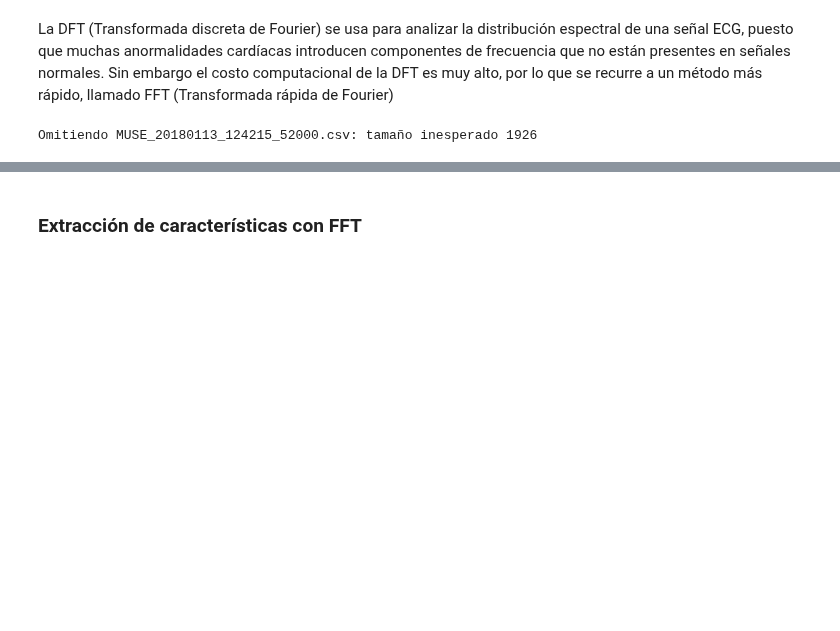
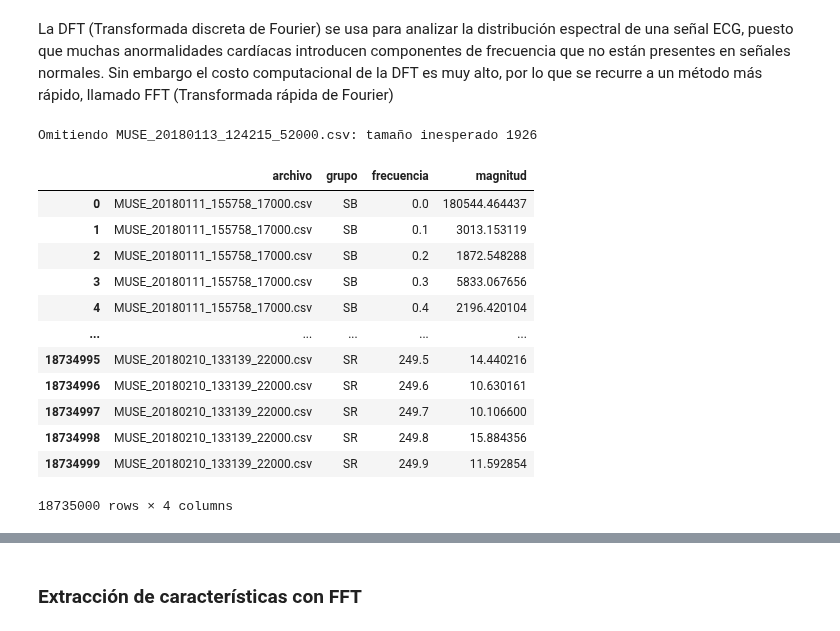
Before and after one commit to LisethTiria/Biosenales-2025-1, a Jupyter notebook: proyecto2_ecg_/proyecto2_script.ipynb, the cells around one changed output, grey strips where cells are left out. Drawn from its saved outputs; the diff is of its cells as text; code cells hidden in the pictures; blank space fills up the shorter version.

```diff
--- a/proyecto2_ecg_/proyecto2_script.ipynb
+++ b/proyecto2_ecg_/proyecto2_script.ipynb
@@ -324,7 +324,20 @@ df_fft = pd.DataFrame(resultados)
 Omitiendo MUSE_20180113_124215_52000.csv: tamaño inesperado 1926
 # %%
 df_fft
-df_fft.to_csv("espectros_fft_todos.csv", index=False)
+# %% [output]
+|  | archivo | grupo | frecuencia | magnitud |
+| 0 | MUSE_20180111_155758_17000.csv | SB | 0.0 | 180544.464437 |
+| 1 | MUSE_20180111_155758_17000.csv | SB | 0.1 | 3013.153119 |
+| 2 | MUSE_20180111_155758_17000.csv | SB | 0.2 | 1872.548288 |
+| 3 | MUSE_20180111_155758_17000.csv | SB | 0.3 | 5833.067656 |
+| 4 | MUSE_20180111_155758_17000.csv | SB | 0.4 | 2196.420104 |
+| ... | ... | ... | ... | ... |
+| 18734995 | MUSE_20180210_133139_22000.csv | SR | 249.5 | 14.440216 |
+| 18734996 | MUSE_20180210_133139_22000.csv | SR | 249.6 | 10.630161 |
+| 18734997 | MUSE_20180210_133139_22000.csv | SR | 249.7 | 10.106600 |
+| 18734998 | MUSE_20180210_133139_22000.csv | SR | 249.8 | 15.884356 |
+| 18734999 | MUSE_20180210_133139_22000.csv | SR | 249.9 | 11.592854 |
+18735000 rows × 4 columns
 # %%
 plt.figure(figsize=(12, 6))
 
```
Also changed, not shown: parts of 9 cells of this notebook.
